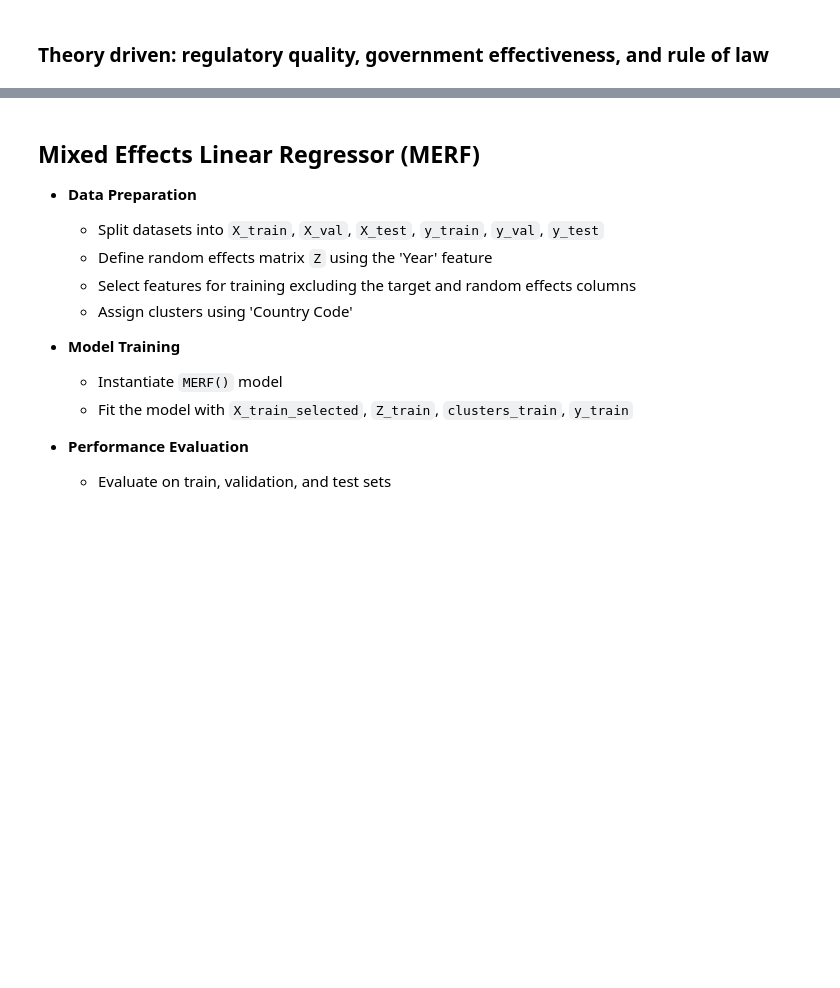
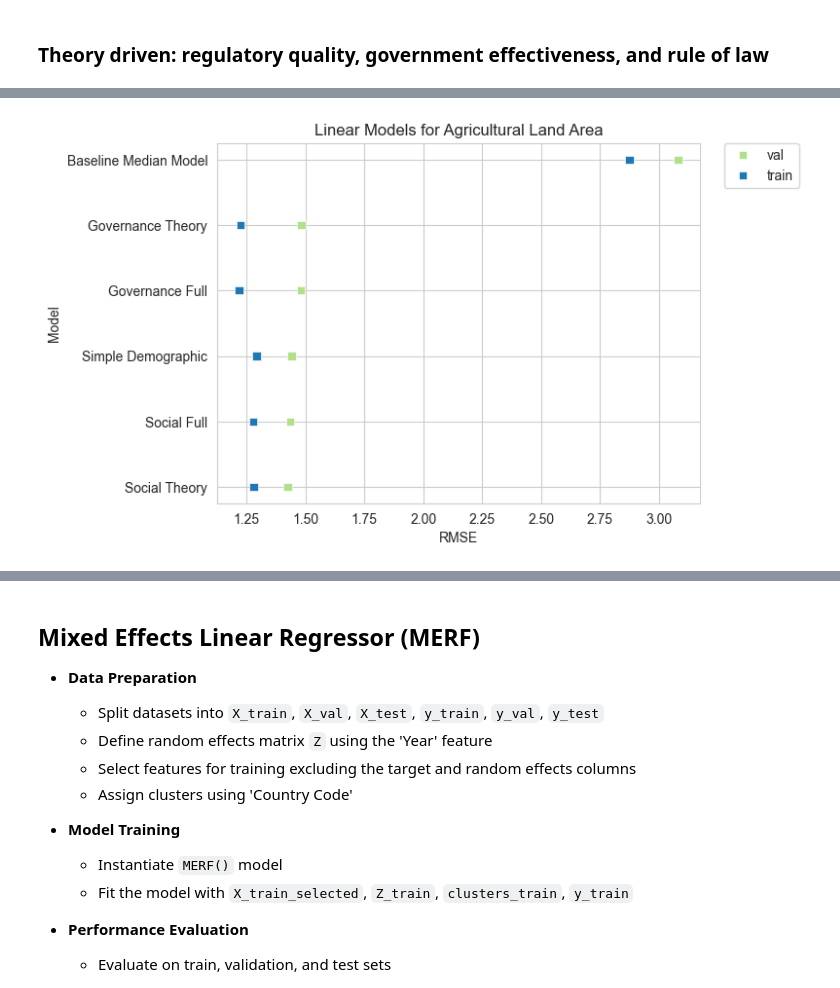
Before and after one commit to marcbarc19/DataScienceExam, a Jupyter notebook: agricultural_land-modelling.ipynb, the cells around one changed output, grey strips where cells are left out. Saved outputs shown, nothing was run; the diff lists cells and outputs as text; code cells hidden in the pictures; blank space fills up the shorter version.

Commit message:
Update model notebooks

```diff
--- a/agricultural_land-modelling.ipynb
+++ b/agricultural_land-modelling.ipynb
@@ -1308,17 +1040,11 @@ for x,y,nsplit in zip([X_train, X_val, X_test],
     preds = reg.predict(x_selected)
 
     # Calculate performance metrics
-    r2 = r2_score(y, preds)
     rmse = np.sqrt(mean_squared_error(y, preds))
-    mae = mean_absolute_error(y, preds)
-    mape = mean_absolute_percentage_error(y, preds)
 
     # Append performance metrics to the list
     performances.append({
         'model': model,
         'split': nsplit,
-        'rmse': round(rmse, 4),
-        'r2': round(r2, 4),
-        'mae': round(mae, 4),
-        'mape': round(mape, 4)
+        'rmse': round(rmse, 4)
     })
@@ -1324,0 +1053,24 @@ for x,y,nsplit in zip([X_train, X_val, X_test],
+# %%
+#Now let's fit a linear model with only dempographic variable
+X_train_selected = X_train[['population', 'Year', 'Size_rank','land_area', 'WGI_rq', 'WGI_ge', 'WGI_rl', 'WGI_ps', 'WGI_cc']]
+
+gov_full = LinearRegression().fit(X_train_selected, y_train)
+
+model = 'Governance Full'
+
+for x,y,nsplit in zip([X_train, X_val, X_test],
+                    [y_train, y_val, y_test],
+                    ['train', 'val', 'test']):
+    # select predictors
+    x_selected = x[['population', 'Year', 'Size_rank','land_area', 'WGI_rq', 'WGI_ge', 'WGI_rl', 'WGI_ps', 'WGI_cc']]
+    preds = gov_full.predict(x_selected)
+
+    # Calculate performance metrics
+    rmse = np.sqrt(mean_squared_error(y, preds))
+
+    # Append performance metrics to the list
+    performances.append({
+        'model': model,
+        'split': nsplit,
+        'rmse': round(rmse, 4)
+    })
@@ -1434,0 +1081,15 @@ plt.show()
+# %%
+val_df = perf_df[perf_df['split'] != 'test'].reset_index(drop=True)
+sns.set_style('whitegrid')
+sns.scatterplot(data=val_df.sort_values(by='rmse', ascending=False),
+                y='model',
+                x='rmse',
+                marker='s',
+                hue='split', palette=my_palette)
+plt.legend(bbox_to_anchor=(1.05, 1), loc=2, borderaxespad=0.)
+plt.title('Linear Models for Agricultural Land Area')
+plt.ylabel('Model')
+plt.xlabel('RMSE')
+plt.show()
+# %% [output]
+[figure, added]
```
Also changed, not shown: parts of 98 cells of this notebook, 2 other files.
